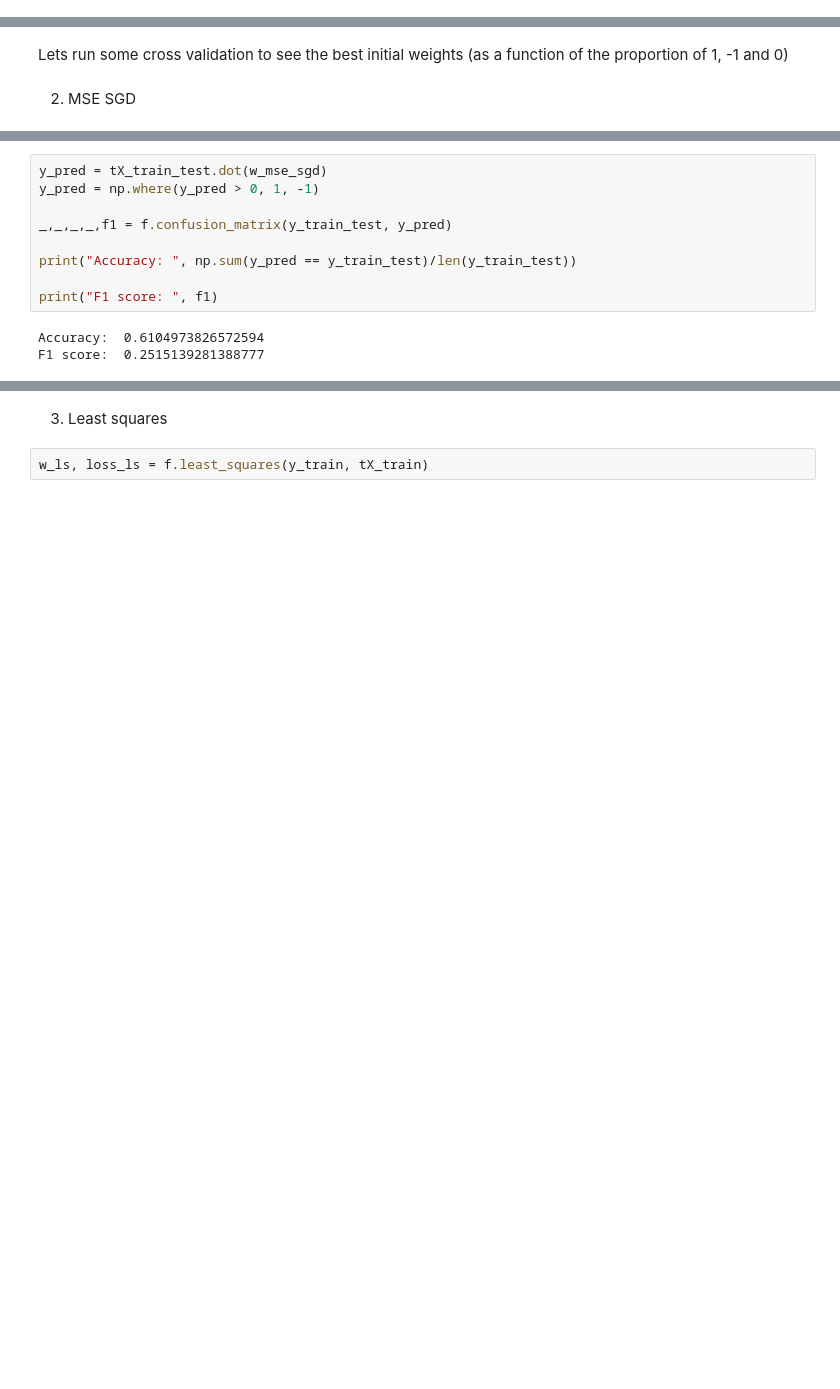
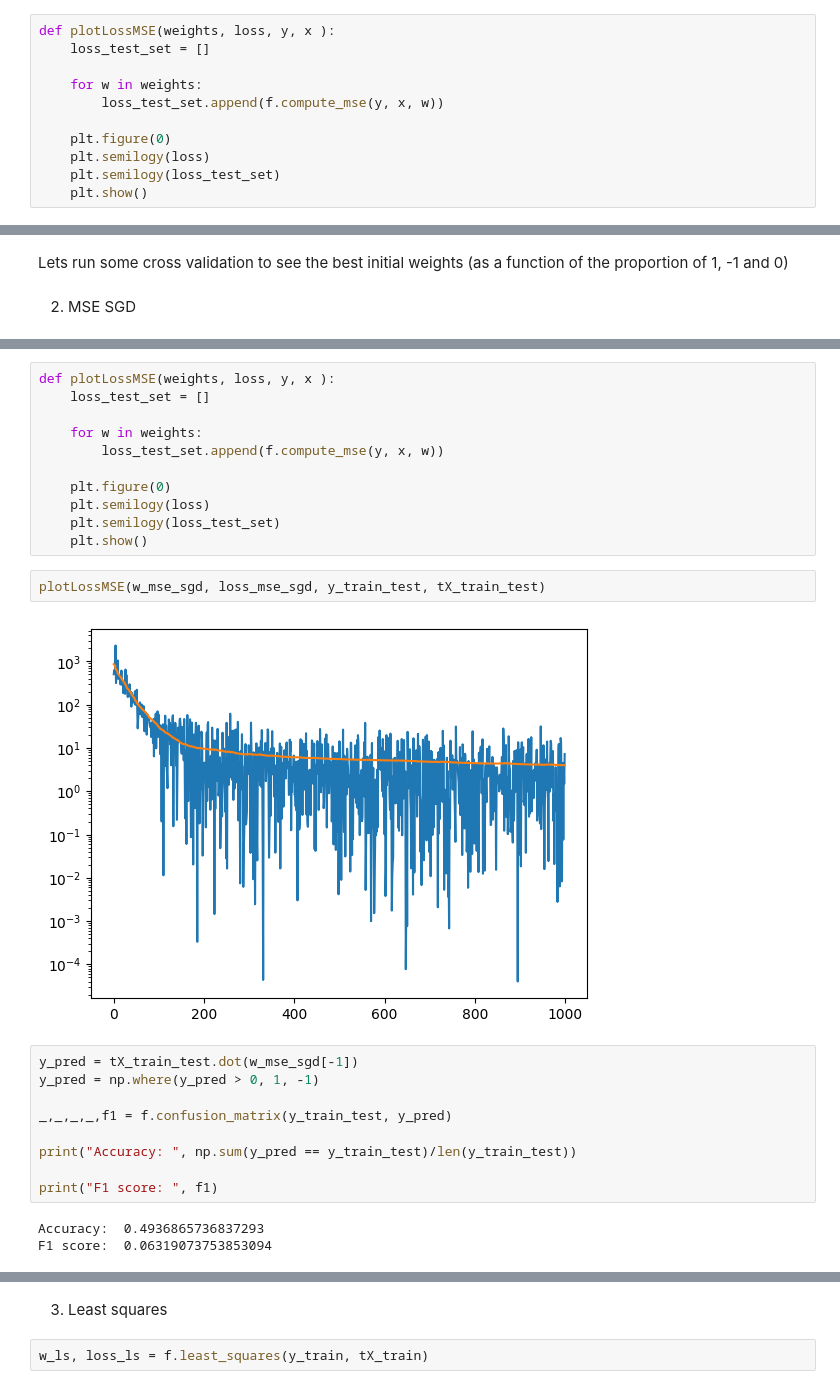
Before and after one commit to lucilemln/ML-project, a Jupyter notebook: run.ipynb, the cells around one changed output, grey strips where cells are left out. Cells and saved outputs as stored; diff of their text form; blank space fills up the shorter version.

```diff
--- a/run.ipynb
+++ b/run.ipynb
@@ -138,6 +157,17 @@ def loss_progression(w):
     plt.plot(w)
 # %% [markdown]
 ## And then, we can run the algorithms
+# %%
+def plotLossMSE(weights, loss, y, x ):
+    loss_test_set = []
+
+    for w in weights:
+        loss_test_set.append(f.compute_mse(y, x, w))
+
+    plt.figure(0)
+    plt.semilogy(loss)
+    plt.semilogy(loss_test_set)
+    plt.show()
 # %% [markdown]
 1. MSE gradient descent
 # %%
@@ -217,5 +237,20 @@ SGD iter. 999/999: loss=0.013715028404194465, w0=0.7092641273973717, w1=0.255693
+# %%
+def plotLossMSE(weights, loss, y, x ):
+    loss_test_set = []
+
+    for w in weights:
+        loss_test_set.append(f.compute_mse(y, x, w))
+
+    plt.figure(0)
+    plt.semilogy(loss)
+    plt.semilogy(loss_test_set)
+    plt.show()
+# %%
+plotLossMSE(w_mse_sgd, loss_mse_sgd, y_train_test, tX_train_test)
+# %% [output]
+[figure, added]
 # %%
-y_pred = tX_train_test.dot(w_mse_sgd)
+y_pred = tX_train_test.dot(w_mse_sgd[-1])
 y_pred = np.where(y_pred > 0, 1, -1)
 
 _,_,_,_,f1 = f.confusion_matrix(y_train_test, y_pred)
@@ -224,6 +259,6 @@ print("Accuracy: ", np.sum(y_pred == y_train_test)/len(y_train_test))
 
 print("F1 score: ", f1)
 # %% [output]
-Accuracy:  0.6104973826572594
-F1 score:  0.2515139281388777
+Accuracy:  0.4936865736837293
+F1 score:  0.06319073753853094
 # %%
```
Also changed, not shown: parts of 9 cells of this notebook, 1 other file.
